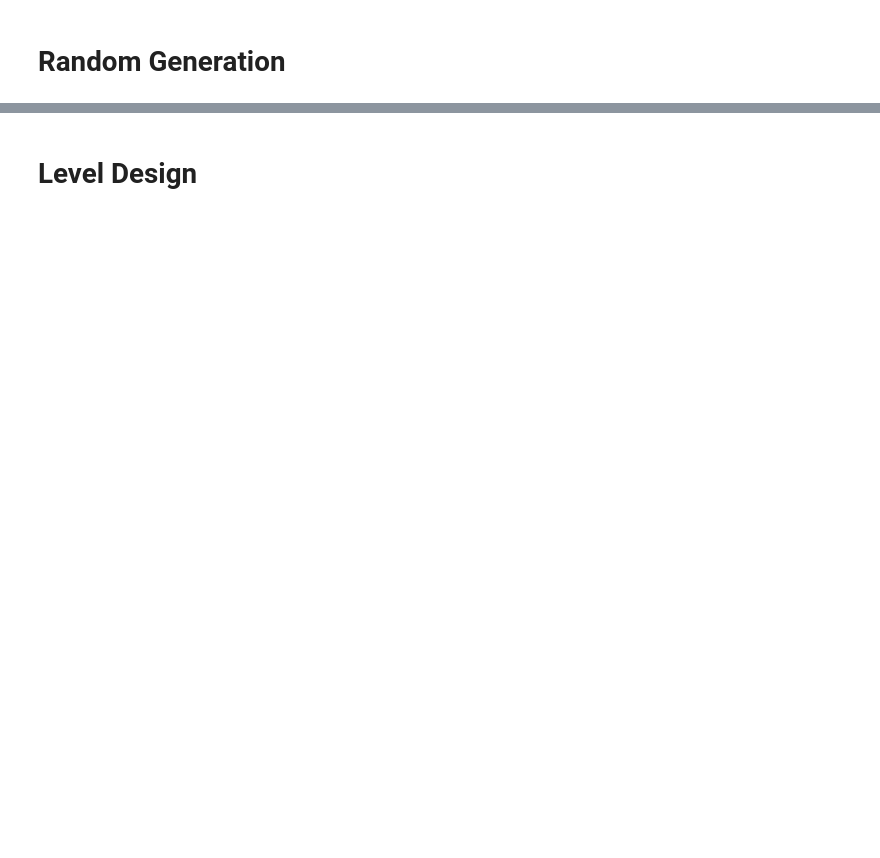
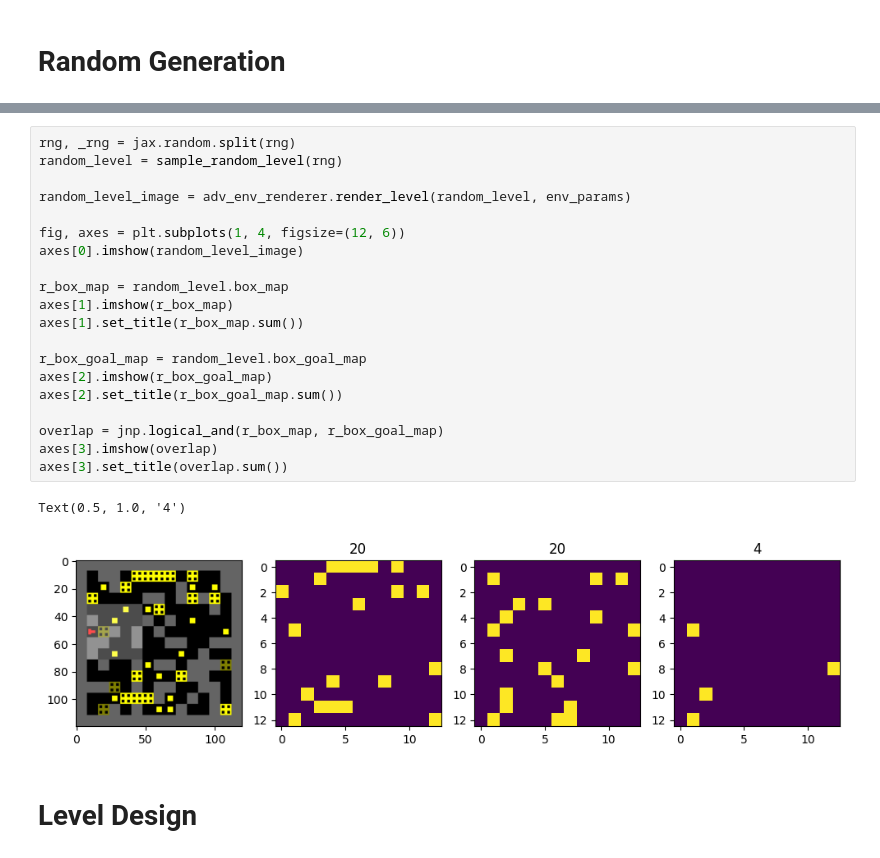
Before and after one commit to HarryMJMead/Dynamic-Environment-Generation-for-UED, a Jupyter notebook: env_testing/sokoban_maze_editor.ipynb, the cells around one changed output, grey strips where cells are left out. Saved outputs shown, nothing was run; the diff lists cells and outputs as text; blank space fills up the shorter version.

```diff
--- a/env_testing/sokoban_maze_editor.ipynb
+++ b/env_testing/sokoban_maze_editor.ipynb
@@ -204,3 +240,26 @@ plt.imshow(random_level_image)
+# %%
+rng, _rng = jax.random.split(rng)
+random_level = sample_random_level(rng)
+
+random_level_image = adv_env_renderer.render_level(random_level, env_params)
+
+fig, axes = plt.subplots(1, 4, figsize=(12, 6))
+axes[0].imshow(random_level_image)
+
+r_box_map = random_level.box_map
+axes[1].imshow(r_box_map)
+axes[1].set_title(r_box_map.sum())
+
+r_box_goal_map = random_level.box_goal_map
+axes[2].imshow(r_box_goal_map)
+axes[2].set_title(r_box_goal_map.sum())
+
+overlap = jnp.logical_and(r_box_map, r_box_goal_map)
+axes[3].imshow(overlap)
+axes[3].set_title(overlap.sum())
+# %% [output]
+Text(0.5, 1.0, '4')
+[figure, added]
 # %% [markdown]
 # Level Design
 # %%
```
Also changed, not shown: parts of 12 cells of this notebook, 18 other files.
